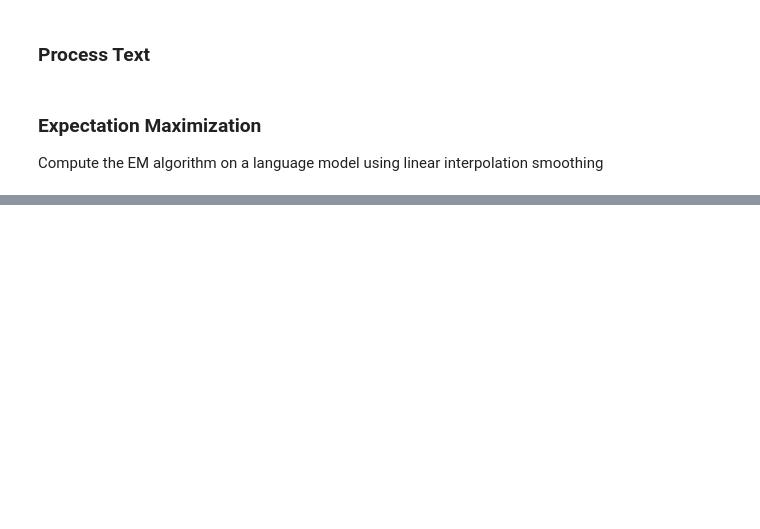
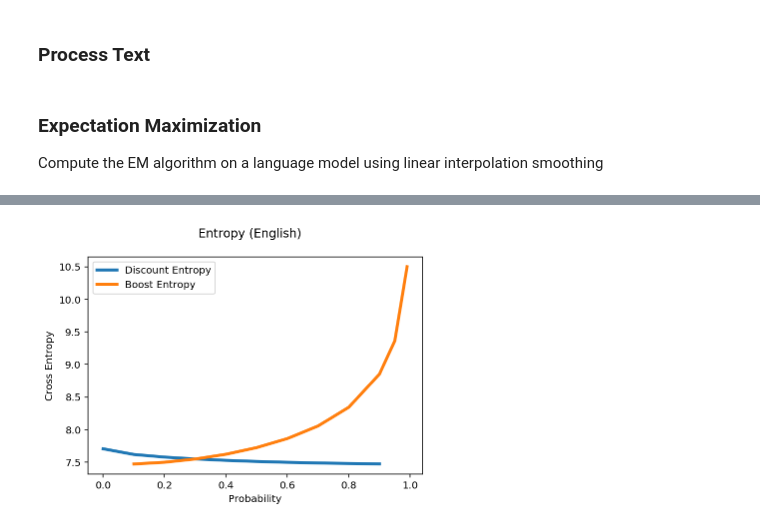
Before and after one commit to Hyperparticle/lct-master, a Jupyter notebook: charles-university/statistical-nlp/assignment-1/nlp-assignment-1.ipynb, the cells around one changed output, grey strips where cells are left out. Drawn from its saved outputs; the diff is of its cells as text; code cells hidden in the pictures; blank space fills up the shorter version.

Commit message:
Plot discount and boost entropies

```diff
--- a/charles-university/statistical-nlp/assignment-1/nlp-assignment-1.ipynb
+++ b/charles-university/statistical-nlp/assignment-1/nlp-assignment-1.ipynb
@@ -479,0 +527,27 @@ cross_entropy(lm_en, np.array([0, 0, 0, 1]), LanguageModel(en.train).trigrams)
+# %%
+def boost_stats(lm, test, lambdas):
+    boost = pd.DataFrame(columns=['boost_trigram', 'cross_entropy'])
+
+    trigrams = LanguageModel(test).trigrams
+
+    for p in boost_ratios:
+        lambdas_tweaked = tweak_trigram_lambda(lambdas, p * (1 - lambdas[-1]))
+        entropy = cross_entropy(lm, lambdas_tweaked, trigrams)
+        boost.loc[len(boost)] = [p, entropy]
+
+    return boost
+# %%
+def discount_stats(lm, test, lambdas):
+    discount = pd.DataFrame(columns=['discount_trigram', 'cross_entropy'])
+
+    trigrams = LanguageModel(test).trigrams
+
+    for p in discount_ratios:
+        lambdas_tweaked = tweak_trigram_lambda(lambdas, (p - 1) * lambdas[-1])
+        entropy = cross_entropy(lm, lambdas_tweaked, trigrams)
+        discount.loc[len(discount)] = [p, entropy]
+
+    return discount
+# %%
+boost_en, discount_en = boost_stats(lm_en, en.test, lambdas_en), discount_stats(lm_en, en.test, lambdas_en)
+boost_cz, discount_cz = boost_stats(lm_cz, cz.test, lambdas_cz), discount_stats(lm_cz, cz.test, lambdas_cz)
@@ -479,0 +612,13 @@ cross_entropy(lm_en, np.array([0, 0, 0, 1]), LanguageModel(en.train).trigrams)
+# %%
+def create_lambdas_plot(label, discount_stats, boost_stats):
+    plt.plot(discount_stats.discount_trigram, discount_stats.cross_entropy, label='Discount Entropy')
+    plt.plot(boost_stats.boost_trigram, boost_stats.cross_entropy, label='Boost Entropy')
+    plt.suptitle('Entropy (' + label + ')')
+    plt.xlabel('Probability')
+    plt.ylabel('Cross Entropy')
+    _ = plt.legend()
+# %%
+# English
+create_lambdas_plot('English', discount_en, boost_en)
+# %% [output]
+[figure, added]
```
Also changed, not shown: parts of 25 cells of this notebook.
